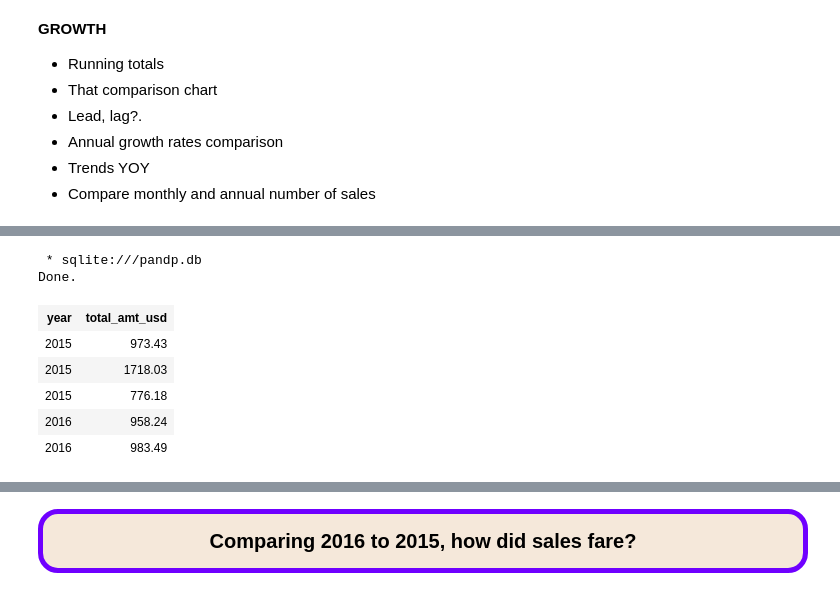
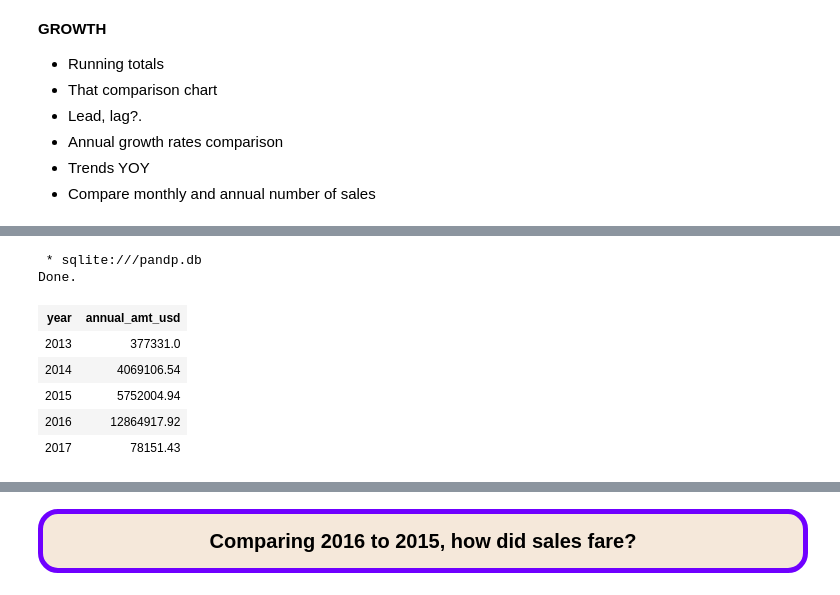
Before and after one commit to BuhariS/Interrogation-of-the-Parch-Posey-Database, a Jupyter notebook: Interrogation of the Parch & Posey Database.ipynb, the cells around one changed output, grey strips where cells are left out. Drawn from its saved outputs; the diff is of its cells as text; code cells hidden in the pictures.

Commit message:
feat: Added annual growth

```diff
--- a/Interrogation of the Parch & Posey Database.ipynb
+++ b/Interrogation of the Parch & Posey Database.ipynb
@@ -789,13 +794,16 @@ JOIN (
 # %%
 %%sql
-WITH cte AS (SELECT STRFTIME('%Y', occurred_at) year, total_amt_usd
-FROM orders)
+SELECT STRFTIME('%Y', occurred_at) year, ROUND(SUM(total_amt_usd),2) annual_amt_usd
+FROM orders
+GROUP BY 1
+ORDER BY 1
+LAG(annual_amt_usd) OVER (ORDER BY annual_amt_usd) AS lag,
 # %% [output]
  * sqlite:///pandp.db
 Done.
-| year | total_amt_usd |
-| 2015 | 973.43 |
-| 2015 | 1718.03 |
-| 2015 | 776.18 |
-| 2016 | 958.24 |
-| 2016 | 983.49 |
+| year | annual_amt_usd |
+| 2013 | 377331.0 |
+| 2014 | 4069106.54 |
+| 2015 | 5752004.94 |
+| 2016 | 12864917.92 |
+| 2017 | 78151.43 |
```
Also changed, not shown: parts of 5 cells of this notebook.
